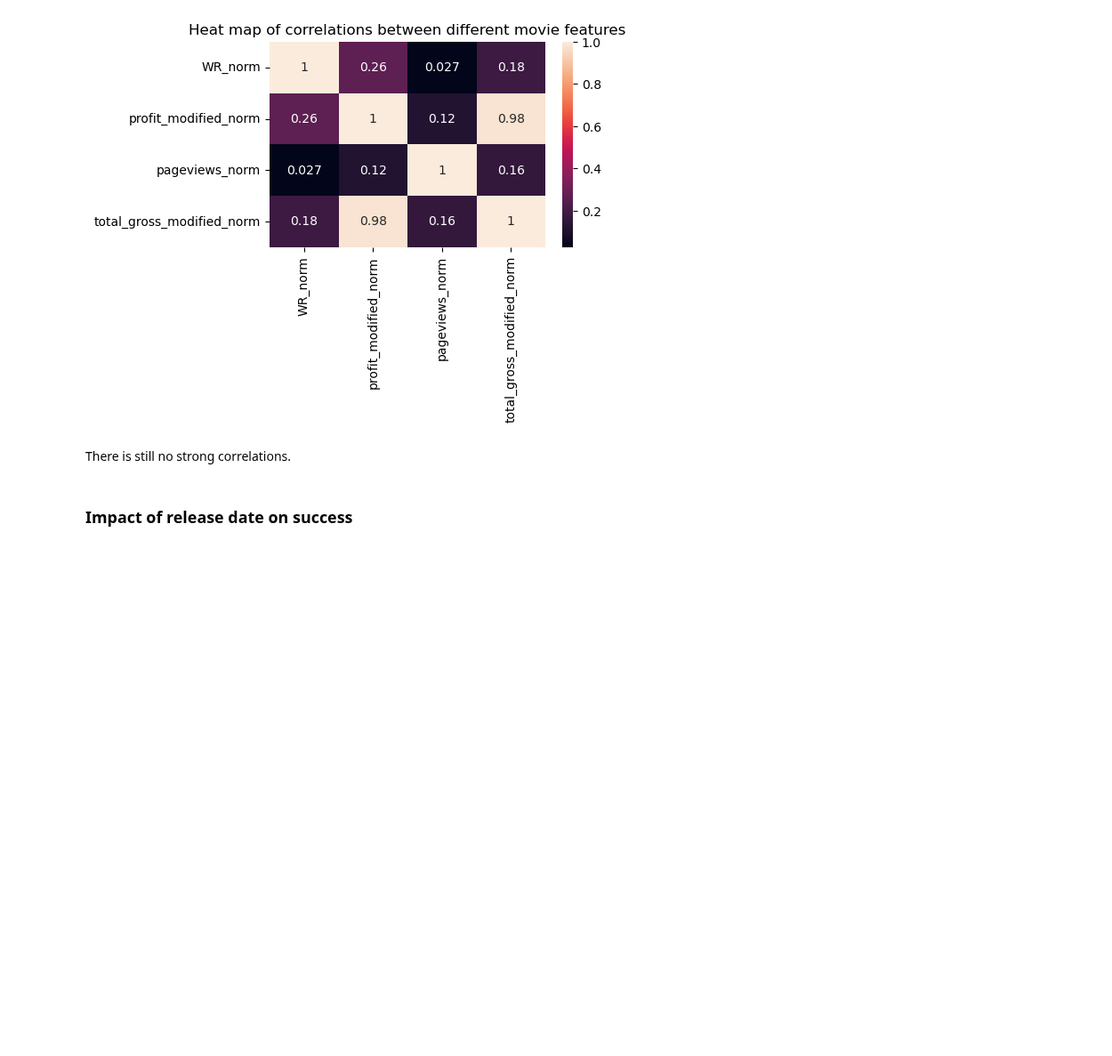
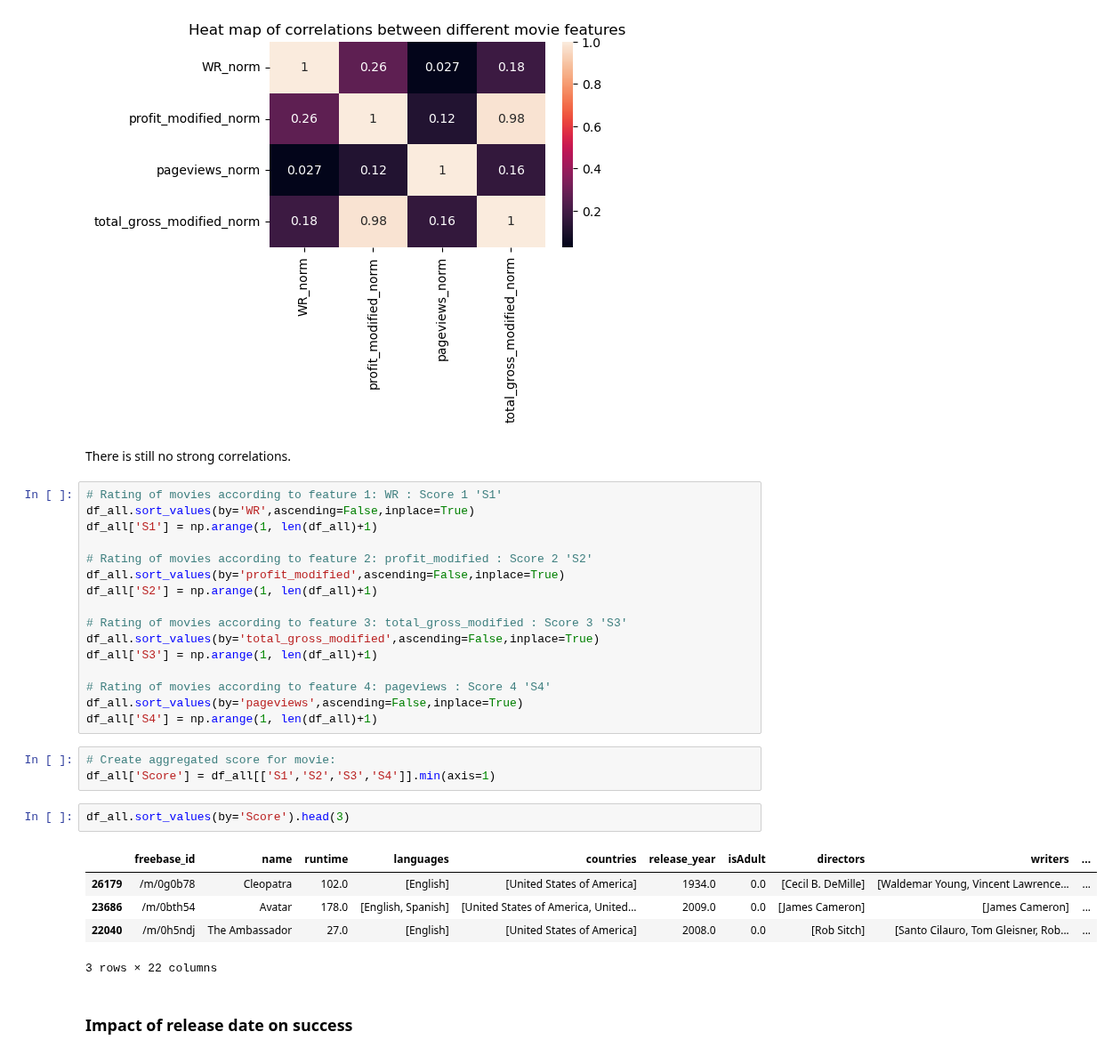
Before and after one commit to epfl-ada/ada-2022-project-theadaholics, a Jupyter notebook: main.ipynb, the cells around one changed output. Shown at 89% size. Cells and saved outputs as stored; diff of their text form; blank space fills up the shorter version.

Commit message:
Unique score for movie

```diff
--- a/main.ipynb
+++ b/main.ipynb
@@ -1067,6 +1057,33 @@ sns.heatmap(df_all[['WR_norm','profit_modified_norm','pageviews_norm','total_gro
 [figure]
 # %% [markdown]
 There is still no strong correlations.
+# %%
+# Rating of movies according to feature 1: WR : Score 1 'S1'
+df_all.sort_values(by='WR',ascending=False,inplace=True)
+df_all['S1'] = np.arange(1, len(df_all)+1)
+
+# Rating of movies according to feature 2: profit_modified : Score 2 'S2'
+df_all.sort_values(by='profit_modified',ascending=False,inplace=True)
+df_all['S2'] = np.arange(1, len(df_all)+1)
+
+# Rating of movies according to feature 3: total_gross_modified : Score 3 'S3'
+df_all.sort_values(by='total_gross_modified',ascending=False,inplace=True)
+df_all['S3'] = np.arange(1, len(df_all)+1)
+
+# Rating of movies according to feature 4: pageviews : Score 4 'S4'
+df_all.sort_values(by='pageviews',ascending=False,inplace=True)
+df_all['S4'] = np.arange(1, len(df_all)+1)
+# %%
+# Create aggregated score for movie:
+df_all['Score'] = df_all[['S1','S2','S3','S4']].min(axis=1)
+# %%
+df_all.sort_values(by='Score').head(3)
+# %% [output]
+|  | freebase_id | name | runtime | languages | countries | release_year | isAdult | directors | writers | ... |
+| 26179 | /m/0g0b78 | Cleopatra | 102.0 | [English] | [United States of America] | 1934.0 | 0.0 | [Cecil B. DeMille] | [Waldemar Young, Vincent Lawrence... | ... |
+| 23686 | /m/0bth54 | Avatar | 178.0 | [English, Spanish] | [United States of America, United... | 2009.0 | 0.0 | [James Cameron] | [James Cameron] | ... |
+| 22040 | /m/0h5ndj | The Ambassador | 27.0 | [English] | [United States of America] | 2008.0 | 0.0 | [Rob Sitch] | [Santo Cilauro, Tom Gleisner, Rob... | ... |
+3 rows × 22 columns
 # %% [markdown]
 ### Impact of release date on success
 # %% [markdown]
```
Also changed, not shown: parts of 2 cells of this notebook.
